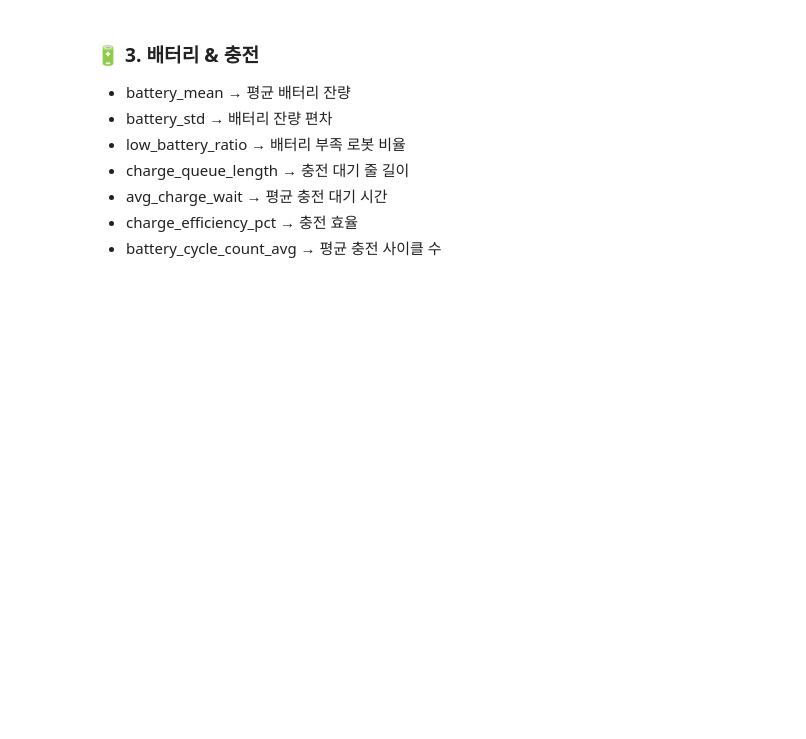
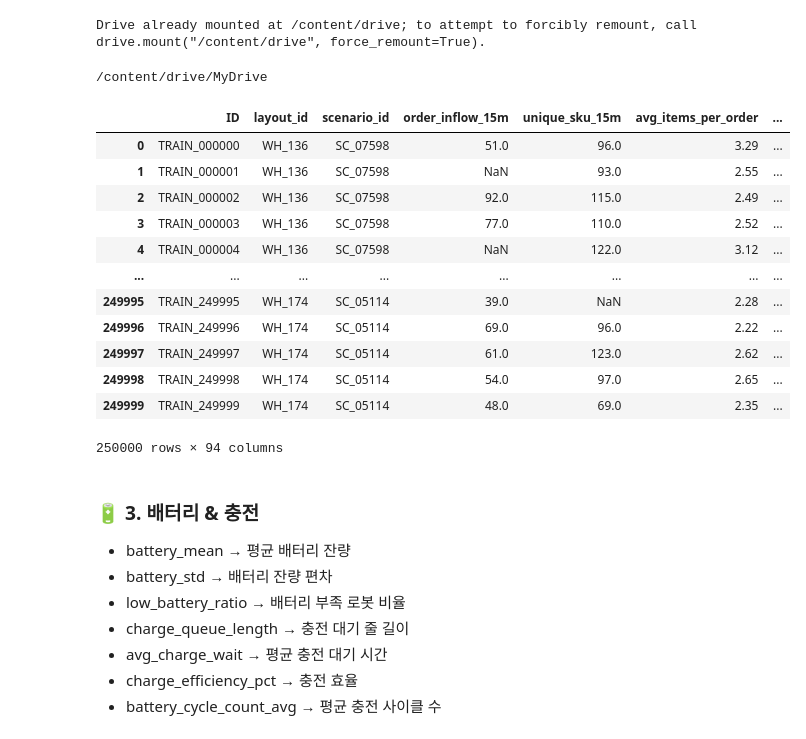
Before and after one commit to dodamhaae/Dacon, a Jupyter notebook: Smart-Warehouse-Delay/Battery_train.ipynb, the cells around one changed output. Saved outputs shown, nothing was run; the diff lists cells and outputs as text; code cells hidden in the pictures; blank space fills up the shorter version.

```diff
--- a/Smart-Warehouse-Delay/Battery_train.ipynb
+++ b/Smart-Warehouse-Delay/Battery_train.ipynb
@@ -10,5 +7,29 @@ warnings.filterwarnings('ignore')
+# %%
+from google.colab import drive
+drive.mount('/content/drive')
+# %% [output]
+Drive already mounted at /content/drive; to attempt to forcibly remount, call drive.mount("/content/drive", force_remount=True).
+# %%
+cd drive/MyDrive/
+# %% [output]
+/content/drive/MyDrive
 # %%
-df = pd.read_csv('../data/Smart-Warehouse-Delay/train.csv')
+df = pd.read_csv('Smart-Warehouse-Delay/data/train.csv')
+df
+# %% [output]
+|  | ID | layout_id | scenario_id | order_inflow_15m | unique_sku_15m | avg_items_per_order | ... |
+| 0 | TRAIN_000000 | WH_136 | SC_07598 | 51.0 | 96.0 | 3.29 | ... |
+| 1 | TRAIN_000001 | WH_136 | SC_07598 | NaN | 93.0 | 2.55 | ... |
+| 2 | TRAIN_000002 | WH_136 | SC_07598 | 92.0 | 115.0 | 2.49 | ... |
+| 3 | TRAIN_000003 | WH_136 | SC_07598 | 77.0 | 110.0 | 2.52 | ... |
+| 4 | TRAIN_000004 | WH_136 | SC_07598 | NaN | 122.0 | 3.12 | ... |
+| ... | ... | ... | ... | ... | ... | ... | ... |
+| 249995 | TRAIN_249995 | WH_174 | SC_05114 | 39.0 | NaN | 2.28 | ... |
+| 249996 | TRAIN_249996 | WH_174 | SC_05114 | 69.0 | 96.0 | 2.22 | ... |
+| 249997 | TRAIN_249997 | WH_174 | SC_05114 | 61.0 | 123.0 | 2.62 | ... |
+| 249998 | TRAIN_249998 | WH_174 | SC_05114 | 54.0 | 97.0 | 2.65 | ... |
+| 249999 | TRAIN_249999 | WH_174 | SC_05114 | 48.0 | 69.0 | 2.35 | ... |
+250000 rows × 94 columns
 # %% [markdown]
 #
 ### **🔋 3. 배터리 & 충전**
```
Also changed, not shown: parts of 6 cells of this notebook, 1 other file.
